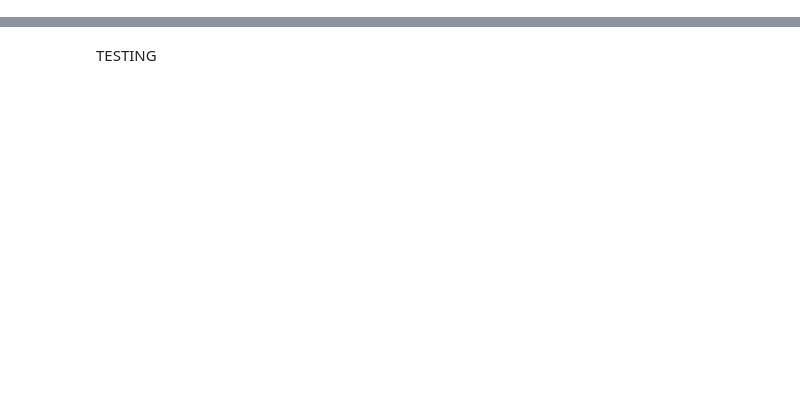
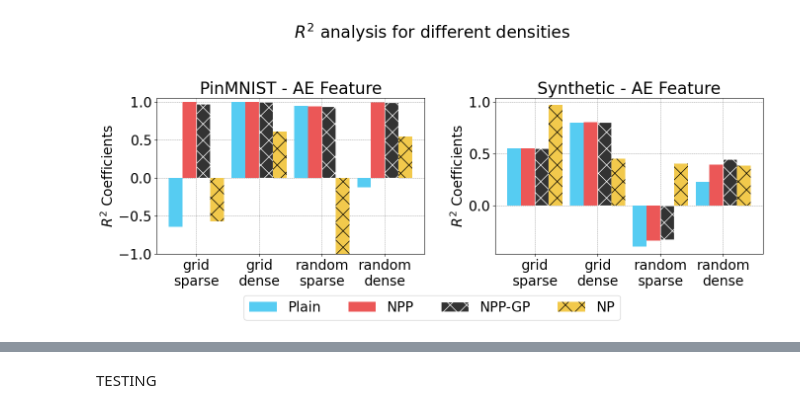
Before and after one commit to neu-spiral/Neural-Point-Processes, a Jupyter notebook: Results.ipynb, the cells around one changed output, grey strips where cells are left out. Cells and saved outputs as stored; diff of their text form; code cells hidden in the pictures; blank space fills up the shorter version.

```diff
--- a/Results.ipynb
+++ b/Results.ipynb
@@ -13,7 +14,12 @@ def extract_info_from_config(config_path):
         mode = config_data.get('mode', '')
         param = config_data.get('n_pins', '')
         deeper = config_data.get('deeper', '')
-    return dataset, feature, mode, param, deeper
+        try:
+            manual = config_data.get('manual_lr', '')
+            manual = 'Yes' if manual else 'No'
+        except:
+            manual = 'No'
+    return dataset, feature, mode, param, deeper, manual
 
 # Function to parse the test_PinMNIST files
 def parse_test(file_path):
@@ -49,11 +55,12 @@ def parse_res(file_path):
 
     return mse, r2mse, sigma, npp, r2npp, gp, r2gp
 
-def append(df, pp, mse, r2mse, sigma, npp, r2npp, gp, r2gp, dataset, feature, mode, param, deeper):
+def append(df, pp, mse, r2mse, sigma, npp, r2npp, gp, r2gp, dataset, feature, mode, param, deeper, manual='No'):
     return pd.concat([df, pd.DataFrame({
         'Dataset': [dataset],
         'Feature': [feature],
         'Extra layers': [deeper],
+        'Manual LR': [manual],
         'Mode': [mode],
         'NPins': [param],
         'Partial Percent': [pp],
@@ -105,0 +127,4 @@ df.head()
+# %%
+df.sort_values(by=['NPins', 'Partial Percent', 'Extra layers', 'Manual LR'], inplace=True, ascending=False, ignore_index=True)
+df.sort_values(by=['Dataset', 'Mode'], inplace=True, ignore_index=True)
+df[(df['Dataset'] == 'PinMNIST') & (df['Partial Percent'] != 0.00)].drop(labels=['Extra layers', 'Manual LR', 'MSE', 'R2 MSE', 'Sigma', 'R2 NPP', 'NPP'], axis=1)
@@ -105,0 +173,65 @@ df.head()
+# %%
+import matplotlib.pyplot as plt
+import matplotlib
+import numpy as np
+
+font = {'size': 20}
+matplotlib.rc('font', **font)
+#plt.rcParams['text.usetex'] = True
+
+# Assuming 'df' is your DataFrame, ensure it's correctly loaded or defined above this block
+# Filter data for the feature AE
+feature_data = df[df['Feature'] == 'AE']
+
+# Separate data by dataset
+datasets = feature_data['Dataset'].unique()
+colors = ["#56CCF2", "#EB5757", "#333333", "#F2C94C"]
+patterns = [None, None, "x", "x"] #["/", "\\", "x", "."]
+labels = ["grid\nsparse", "grid\ndense", "random\nsparse", "random\ndense"]
+
+# Assuming 'r2_nps' is correctly defined as per your context
+r2_nps = [[-0.576, 0.607, -200.553, 0.546], [0.969, 0.452, 0.405, 0.388]]
+
+# Create subplots
+fig, axes = plt.subplots(nrows=1, ncols=len(datasets), figsize=(14, 6))
+
+for i, (ax, dataset) in enumerate(zip(axes, datasets)):
+    dataset_data = feature_data[feature_data['Dataset'] == dataset]
+
+    mode_npins_combinations = dataset_data.groupby(['Mode', 'NPins']).size().index.tolist()
+    mode_npins_combinations = sorted(mode_npins_combinations, key=lambda x: (x[0], x[1]))
+
+    #labels = [f"random\n{npins}" if mode == 'random' else f"grid\n{npins}" for mode, npins in mode_npins_combinations]
+    x = np.arange(len(labels))  # the label locations
+
+    width = 0.22  # Decreased width for slight whitespace between bars
+
+    # Assuming these lists are populated correctly from your dataset
+    r2_mse = [dataset_data[(dataset_data['Mode'] == mode) & (dataset_data['NPins'] == npins)]['R2 MSE'].values[0] for mode, npins in mode_npins_combinations]
+    r2_npp = [dataset_data[(dataset_data['Mode'] == mode) & (dataset_data['NPins'] == npins)]['R2 NPP'].values[0] for mode, npins in mode_npins_combinations]
+    r2_gp = [dataset_data[(dataset_data['Mode'] == mode) & (dataset_data['NPins'] == npins)]['R2 GP'].values[0] for mode, npins in mode_npins_combinations]
+    r2_np = r2_nps[i]
+
+    # Adjusted positions for a small whitespace between bars
+    rects1 = ax.bar(x - 1.5*width, r2_mse, width, label='Plain', color=colors[0], hatch=patterns[0], zorder=3)
+    rects2 = ax.bar(x - 0.5*width, r2_npp, width, label='NPP', color=colors[1], hatch=patterns[1], zorder=3)
+    rects3 = ax.bar(x + 0.5*width, r2_gp, width, label='NPP-GP', color=colors[2], hatch=patterns[2], edgecolor='#FFFFFF', zorder=3)
+    rects4 = ax.bar(x + 1.5*width, r2_np, width, label='NP', color=colors[3], hatch=patterns[3], zorder=3)
+
+    ax.set_ylabel('$R^2$ Coefficients')
+    ax.set_title(f'{dataset} - AE Feature')
+    ax.set_xticks(x)
+    ax.set_xticklabels(labels)
+    ax.grid(True, which='major', linestyle='--', linewidth='0.5', color='grey')
+    if i == 0:
+        ax.set_ylim([-1, 1.05])
+
+handles, labels = axes[0].get_legend_handles_labels()
+fig.legend(handles, labels, loc='lower center', bbox_to_anchor=(0.5, -0.05), ncol=4)
+fig.suptitle('$R^2$ analysis for different densities')
+
+plt.tight_layout(rect=[0, 0.03, 1, 0.95])
+plt.savefig("AE_barplot_pp1.pdf", format="pdf", bbox_inches="tight", transparent=True)
+plt.show()
+# %% [output]
+[figure, added]
```
Also changed, not shown: parts of 10 cells of this notebook.
